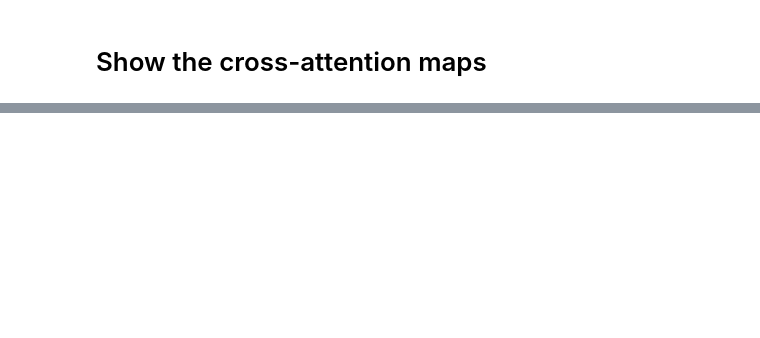
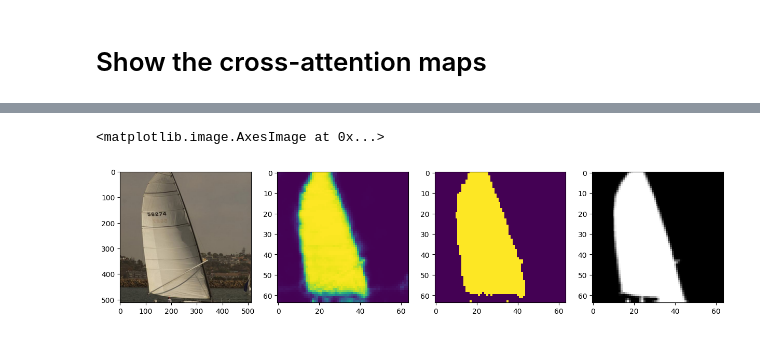
Before and after one commit to chrisoffner/dl23_course_project, a Jupyter notebook: notebooks/cross_attn_experiment_aa.ipynb, the cells around one changed output, grey strips where cells are left out. Cells and saved outputs as stored; diff of their text form; code cells hidden in the pictures; blank space fills up the shorter version.

```diff
--- a/notebooks/cross_attn_experiment_aa.ipynb
+++ b/notebooks/cross_attn_experiment_aa.ipynb
@@ -174,0 +282,2 @@ plt.show()
+# %%
+checkpoint_path = os.path.join(os.getcwd(), 'cross_attn_experiment.ckpt')
@@ -183,10 +300,30 @@ LinearProbe(
 # %%
-idx = 111
+idx =77
 
 img = load_image_as_tensor(gt_paths[idx].parent.parent / "img" / (gt_paths[idx].stem + ".jpg"))
 gt = load_image_as_tensor(gt_paths[idx], True)
 
 with torch.no_grad():
     cross_attn_8, cross_attn_16, cross_attn_32, cross_attn_64, _ = dataset[idx]
-    output = model(cross_attn_8.to(DEVICE), cross_attn_16.to(DEVICE),cross_attn_32.to(DEVICE), cross_attn_64.to(DEVICE))
-    output = output.squeeze().detach()#.cpu().numpy()
+    cross_attn_8 = cross_attn_8.squeeze().to(DEVICE)
+    cross_attn_16 = cross_attn_16.squeeze().to(DEVICE)
+    cross_attn_32 = cross_attn_32.squeeze().to(DEVICE)
+    cross_attn_64 = cross_attn_64.squeeze().to(DEVICE)
+    gt = gt.to(DEVICE)
+    output = model(cross_attn_8, cross_attn_16, cross_attn_32, cross_attn_64)
+
+fig, axs = plt.subplots(1, 4, figsize=(15, 5))
+
+img = img.cpu()
+gt = gt.cpu()
+output = output.cpu()
+output_binary = (output >= 0.5).float()
+
+
+axs[0].imshow(img.permute(1, 2, 0))
+axs[1].imshow(output)
+axs[2].imshow(output_binary)
+axs[3].imshow(gt, cmap='gray')
+# %% [output]
+<matplotlib.image.AxesImage at 0x...>
+[figure, added]
```
Also changed, not shown: parts of 38 cells of this notebook, 2 other files.
